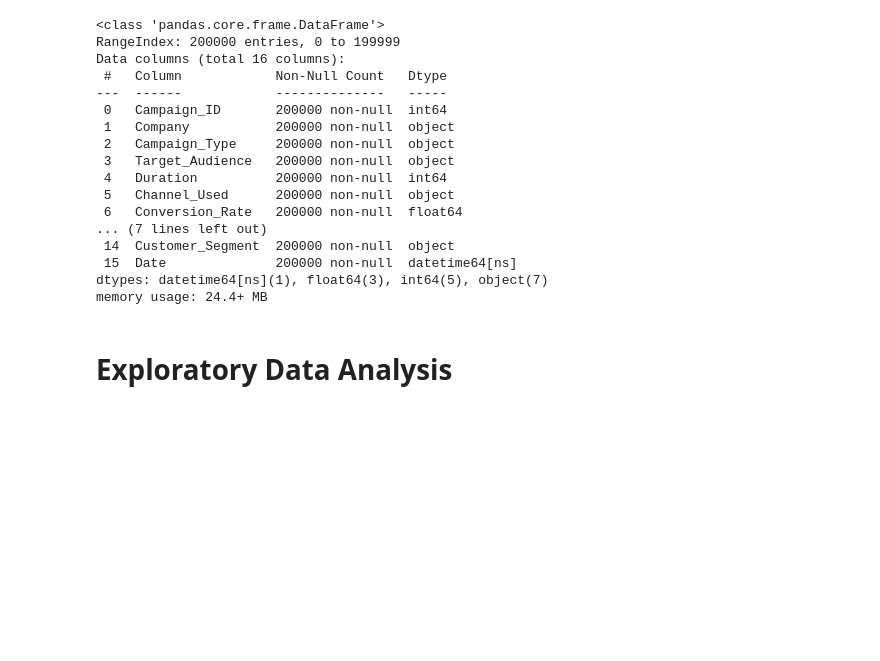
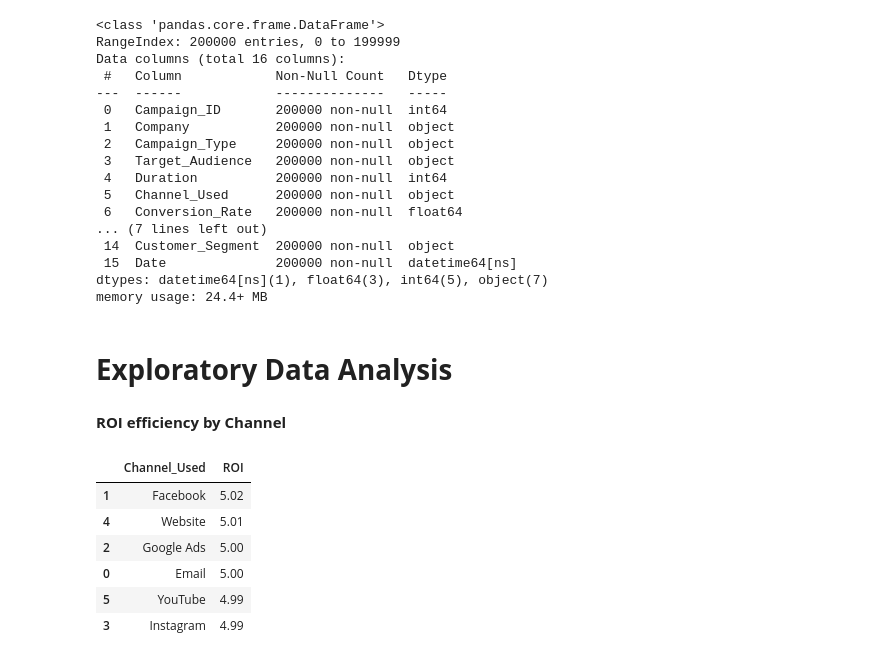
Before and after one commit to jsoook-dt/python-colab-analysis-study, a Jupyter notebook: Project01_Yoonju_analysis.ipynb, the cells around one changed output. Cells and saved outputs as stored; diff of their text form; code cells hidden in the pictures; blank space fills up the shorter version.

```diff
--- a/Project01_Yoonju_analysis.ipynb
+++ b/Project01_Yoonju_analysis.ipynb
@@ -211,3 +213,17 @@ dtypes: datetime64[ns](1), float64(3), int64(5), object(7)
 memory usage: 24.4+ MB
 # %% [markdown]
 # **Exploratory Data Analysis**
+# %% [markdown]
+**ROI efficiency by Channel**
+# %%
+roi_df = df.groupby("Channel_Used")["ROI"].mean().reset_index()
+roi_df = roi_df.sort_values(by="ROI", ascending=False).round(2)
+roi_df
+# %% [output]
+|  | Channel_Used | ROI |
+| 1 | Facebook | 5.02 |
+| 4 | Website | 5.01 |
+| 2 | Google Ads | 5.00 |
+| 0 | Email | 5.00 |
+| 5 | YouTube | 4.99 |
+| 3 | Instagram | 4.99 |
```
Also changed, not shown: parts of 3 cells of this notebook.
